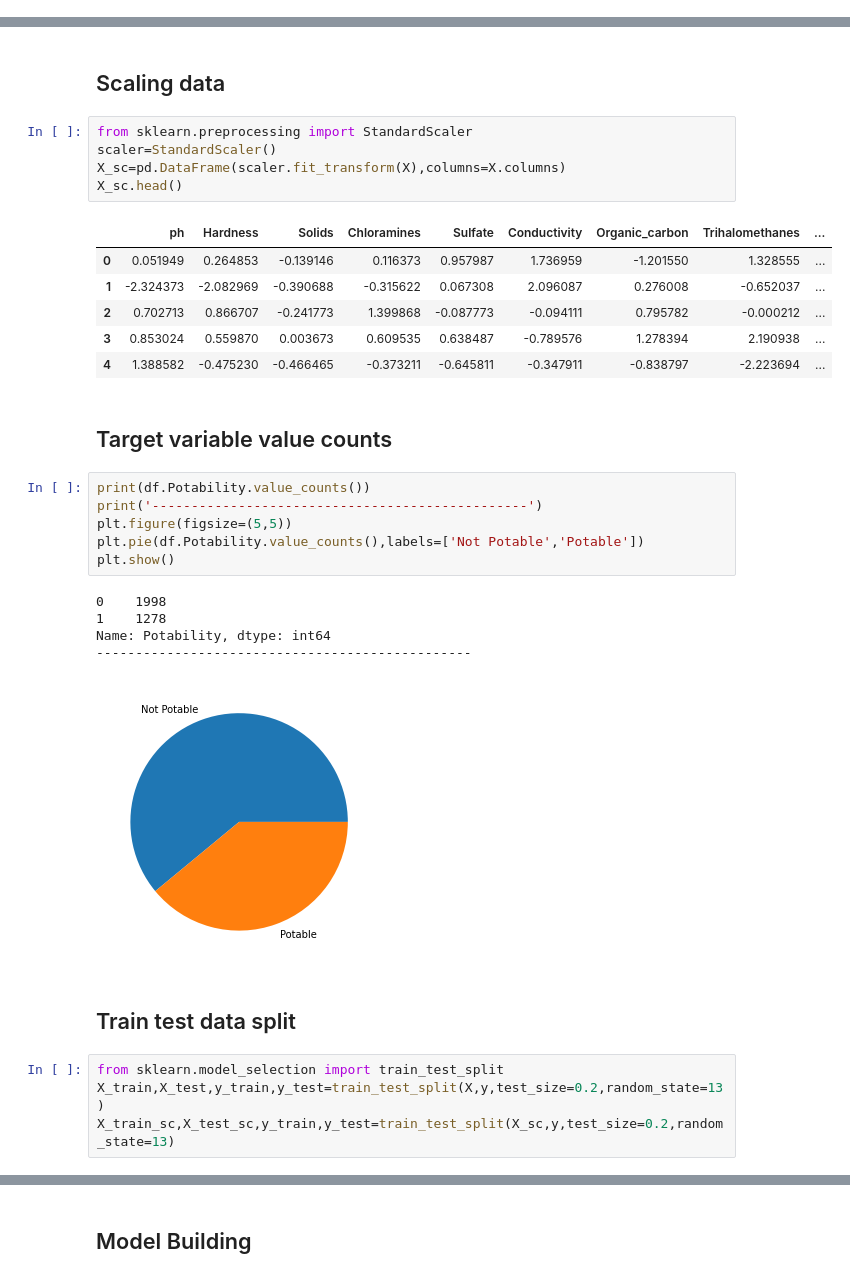
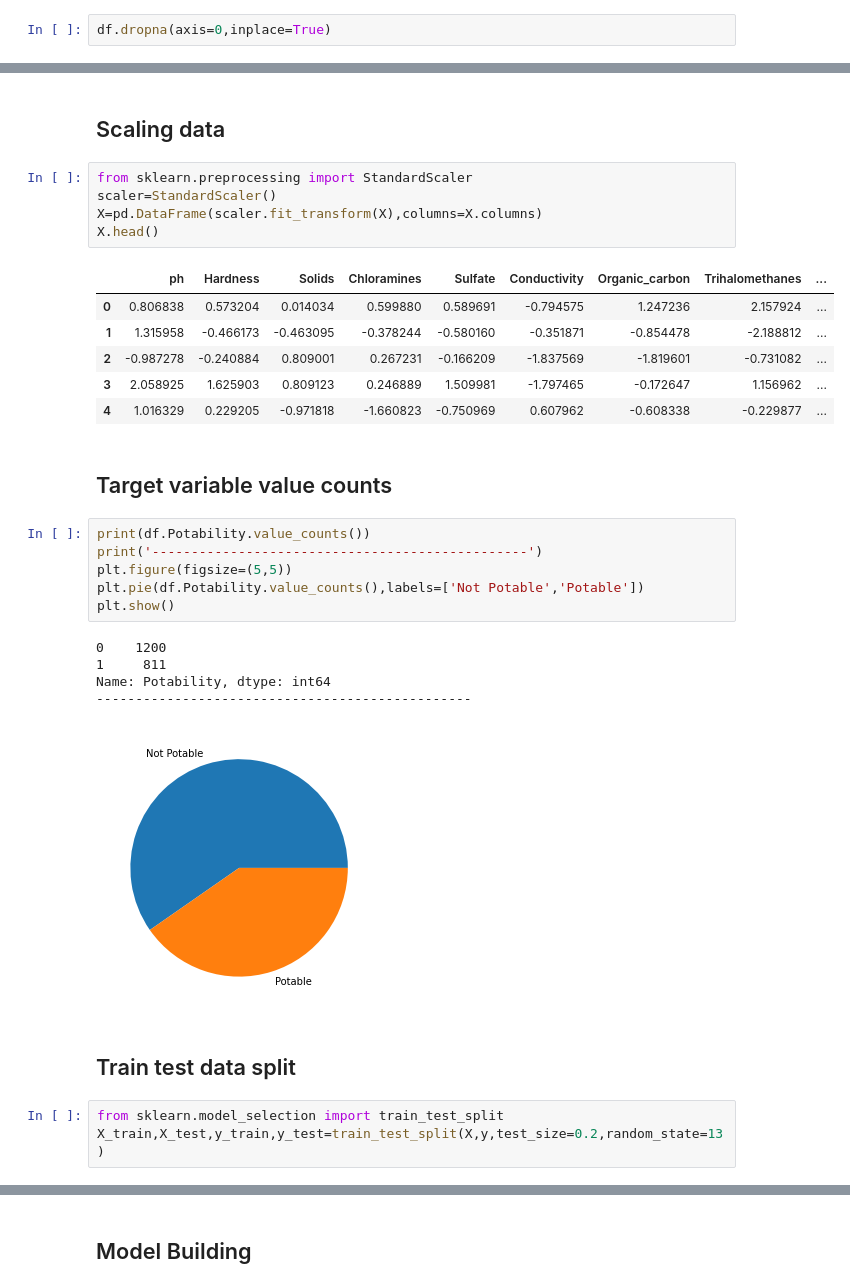
Before and after one commit to VishalWadagavi/Classification_Projects, a Jupyter notebook: Water_Potability_Classification.ipynb, the cells around one changed output, grey strips where cells are left out. Saved outputs shown, nothing was run; the diff lists cells and outputs as text.

```diff
--- a/Water_Potability_Classification.ipynb
+++ b/Water_Potability_Classification.ipynb
@@ -92,6 +92,8 @@ for i,col in enumerate(df.columns,1):
     sns.distplot(df[col])
 # %% [output]
 [figure]
+# %%
+df.dropna(axis=0,inplace=True)
 # %% [markdown]
 ## Defining target and independent variables.
 # %%
@@ -173,15 +170,15 @@ pd.concat([pd.DataFrame(X.isnull().sum(),columns=['Na_Count']),pd.DataFrame(roun
 # %%
 from sklearn.preprocessing import StandardScaler
 scaler=StandardScaler()
-X_sc=pd.DataFrame(scaler.fit_transform(X),columns=X.columns)
-X_sc.head()
+X=pd.DataFrame(scaler.fit_transform(X),columns=X.columns)
+X.head()
 # %% [output]
 |  | ph | Hardness | Solids | Chloramines | Sulfate | Conductivity | Organic_carbon | Trihalomethanes | ... |
-| 0 | 0.051949 | 0.264853 | -0.139146 | 0.116373 | 0.957987 | 1.736959 | -1.201550 | 1.328555 | ... |
-| 1 | -2.324373 | -2.082969 | -0.390688 | -0.315622 | 0.067308 | 2.096087 | 0.276008 | -0.652037 | ... |
-| 2 | 0.702713 | 0.866707 | -0.241773 | 1.399868 | -0.087773 | -0.094111 | 0.795782 | -0.000212 | ... |
-| 3 | 0.853024 | 0.559870 | 0.003673 | 0.609535 | 0.638487 | -0.789576 | 1.278394 | 2.190938 | ... |
-| 4 | 1.388582 | -0.475230 | -0.466465 | -0.373211 | -0.645811 | -0.347911 | -0.838797 | -2.223694 | ... |
+| 0 | 0.806838 | 0.573204 | 0.014034 | 0.599880 | 0.589691 | -0.794575 | 1.247236 | 2.157924 | ... |
+| 1 | 1.315958 | -0.466173 | -0.463095 | -0.378244 | -0.580160 | -0.351871 | -0.854478 | -2.188812 | ... |
+| 2 | -0.987278 | -0.240884 | 0.809001 | 0.267231 | -0.166209 | -1.837569 | -1.819601 | -0.731082 | ... |
+| 3 | 2.058925 | 1.625903 | 0.809123 | 0.246889 | 1.509981 | -1.797465 | -0.172647 | 1.156962 | ... |
+| 4 | 1.016329 | 0.229205 | -0.971818 | -1.660823 | -0.750969 | 0.607962 | -0.608338 | -0.229877 | ... |
 # %% [markdown]
 ## Target variable value counts
 # %%
@@ -191,17 +188,16 @@ plt.figure(figsize=(5,5))
 plt.pie(df.Potability.value_counts(),labels=['Not Potable','Potable'])
 plt.show()
 # %% [output]
-0    1998
-1    1278
+0    1200
+1     811
 Name: Potability, dtype: int64
 ------------------------------------------------
-[figure, old version]
+[figure, new version]
 # %% [markdown]
 ## Train test data split
 # %%
 from sklearn.model_selection import train_test_split
 X_train,X_test,y_train,y_test=train_test_split(X,y,test_size=0.2,random_state=13)
-X_train_sc,X_test_sc,y_train,y_test=train_test_split(X_sc,y,test_size=0.2,random_state=13)
 # %%
 print('Response rate in train data',y_train.mean())
 print('Response rate in test data',y_test.mean())
```
Also changed, not shown: parts of 42 cells of this notebook.
